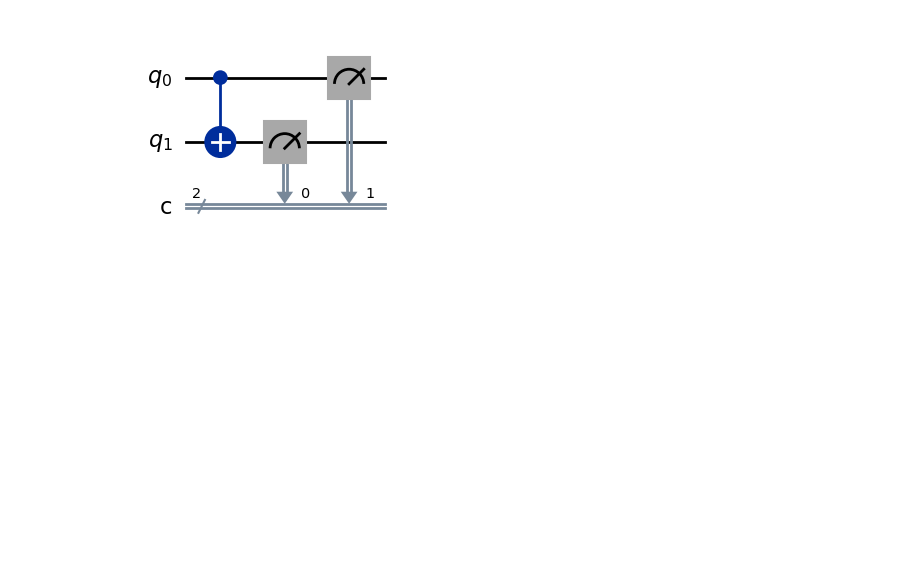
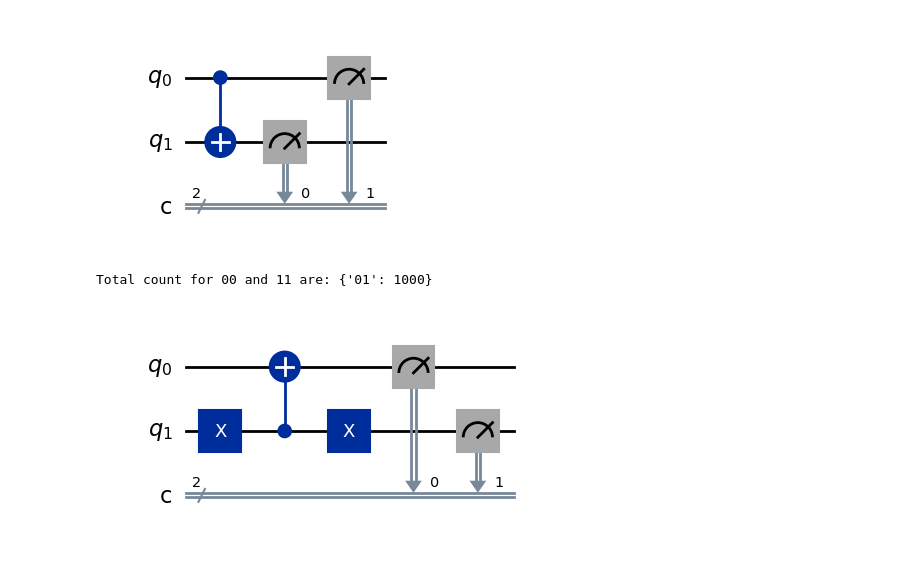
Before and after one commit to lshriver/scribing, a Jupyter notebook: notebooks/quantum/test.ipynb, the cells around one changed output. Saved outputs shown, nothing was run; the diff lists cells and outputs as text; code cells hidden in the pictures; blank space fills up the shorter version.

```diff
--- a/notebooks/quantum/test.ipynb
+++ b/notebooks/quantum/test.ipynb
@@ -83,3 +83,40 @@ circuit.draw('mpl')
 # %% [output]
 Total count for 00 and 11 are: {'00': 1000}
 [figure]
+# %%
+# Create a Quantum Circuit acting on the q register
+circuit = QuantumCircuit(2, 2)
+
+# Add a X gate on qubit 1
+circuit.x(1)
+
+# Add a CX (CNOT) gate on control qubit 1 and target qubit 0
+circuit.cx(1, 0)
+
+# Add a X gate on qubit 1
+circuit.x(1)
+
+# Map the quantum measurement to the classical bits
+zero_ket = [0,1]
+one_ket = [1,0]
+circuit.measure(zero_ket, zero_ket)
+
+# compile the circuit down to low-level QASM instructions
+# supported by the backend (not needed for simple circuits)
+compiled_circuit = transpile(circuit, backend)
+
+# Execute the circuit on the qasm simulator
+job = backend.run(compiled_circuit, shots=1000)
+
+# Grab results from the job
+result = job.result()
+
+# Returns counts
+counts = result.get_counts(circuit)
+print("\nTotal count for 00 and 11 are:",counts)
+
+# Draw the circuit
+circuit.draw('mpl')
+# %% [output]
+Total count for 00 and 11 are: {'01': 1000}
+[figure, added]
```
Also changed, not shown: parts of 2 cells of this notebook.
